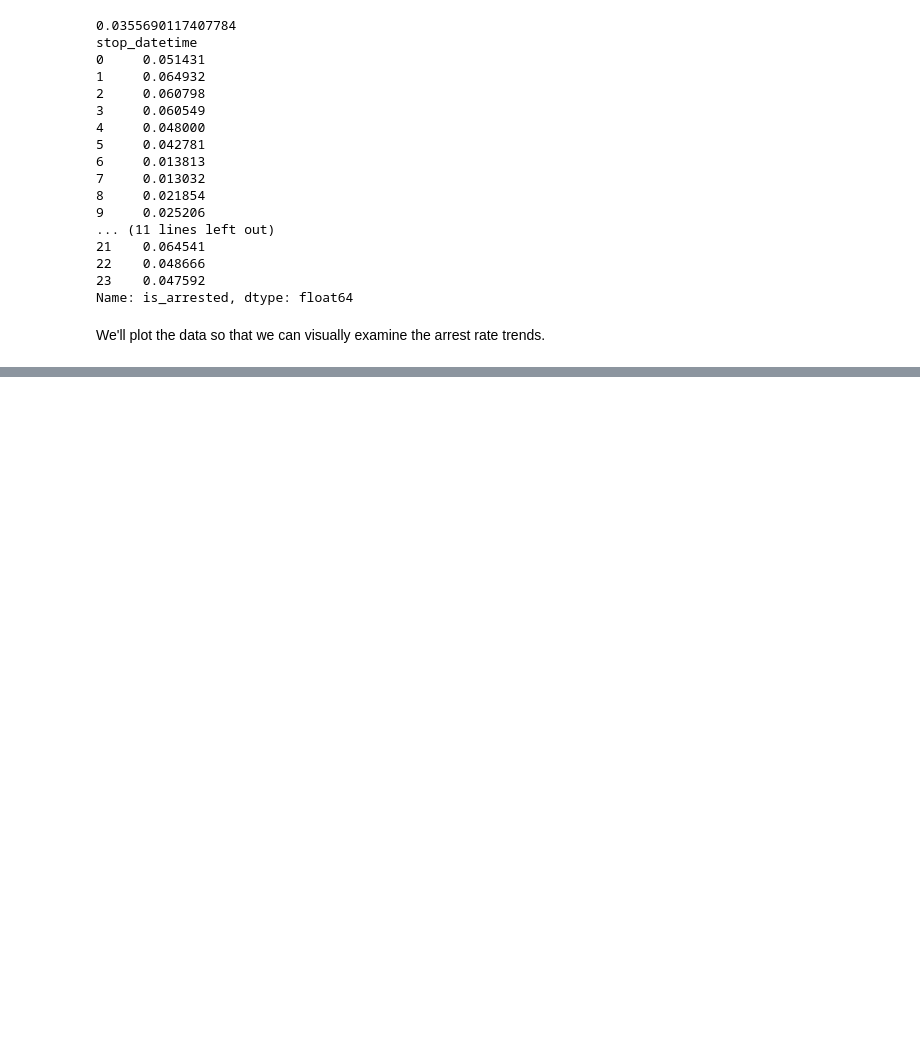
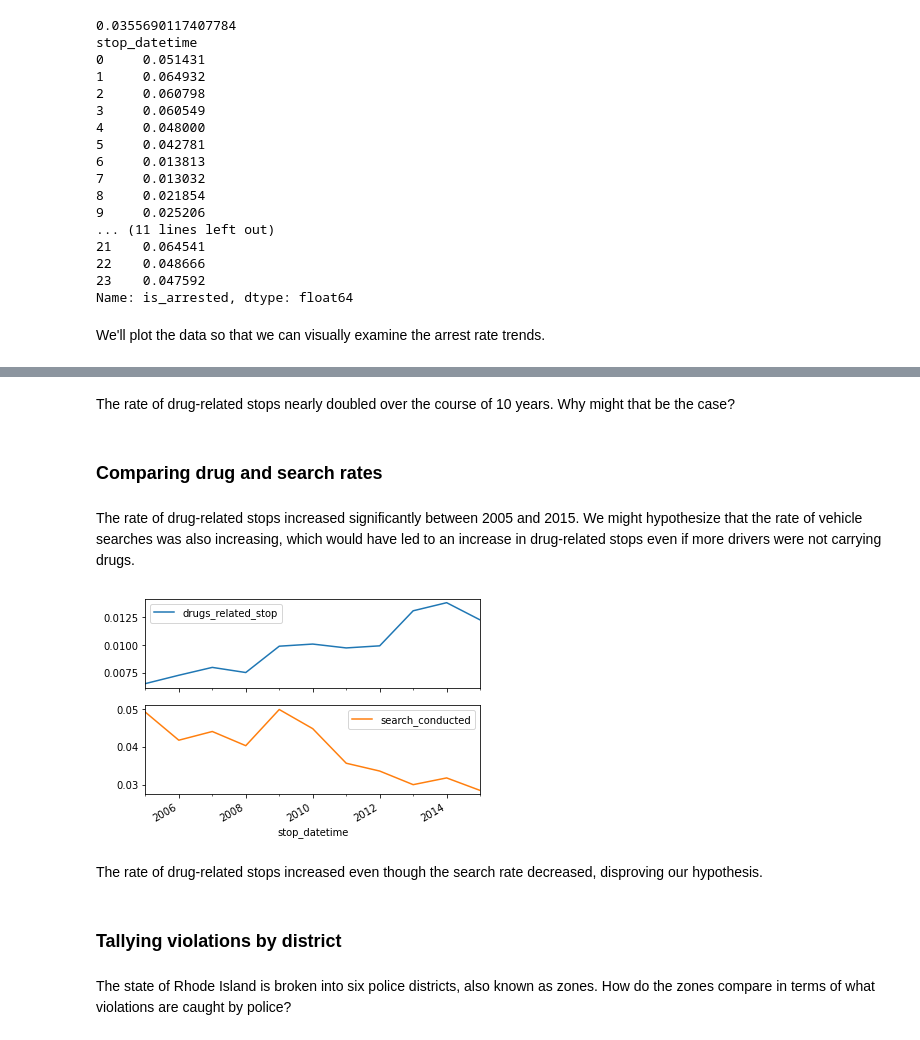
Before and after one commit to HZINA/Stanford-Open-Policing-Project, a Jupyter notebook: Stanford Open Policing Project.ipynb, the cells around one changed output, grey strips where cells are left out. Cells and saved outputs as stored; diff of their text form; code cells hidden in the pictures; blank space fills up the shorter version.

```diff
--- a/Stanford Open Policing Project.ipynb
+++ b/Stanford Open Policing Project.ipynb
@@ -465,0 +516,26 @@ We'll plot the data so that we can visually examine the arrest rate trends.
+# %% [markdown]
+The rate of drug-related stops nearly doubled over the course of 10 years. Why might that be the case?
+# %% [markdown]
+### Comparing drug and search rates
+# %% [markdown]
+The rate of drug-related stops increased significantly between 2005 and 2015. We might hypothesize that the rate of vehicle searches was also increasing, which would have led to an increase in drug-related stops even if more drivers were not carrying drugs.
+# %%
+# Calculate and save the annual search rate
+annual_search_rate = ri.search_conducted.resample("A").mean()
+
+# Concatenate 'annual_drug_rate' and 'annual_search_rate'
+annual = pd.concat([annual_drug_rate, annual_search_rate], axis= "columns")
+
+# Create subplots from 'annual'
+annual.plot(subplots= True)
+
+# Display the subplots
+plt.show()
+# %% [output]
+[figure, added]
+# %% [markdown]
+The rate of drug-related stops increased even though the search rate decreased, disproving our hypothesis.
+# %% [markdown]
+### Tallying violations by district
+# %% [markdown]
+The state of Rhode Island is broken into six police districts, also known as zones. How do the zones compare in terms of what violations are caught by police?
```
Also changed, not shown: parts of 60 cells of this notebook.
